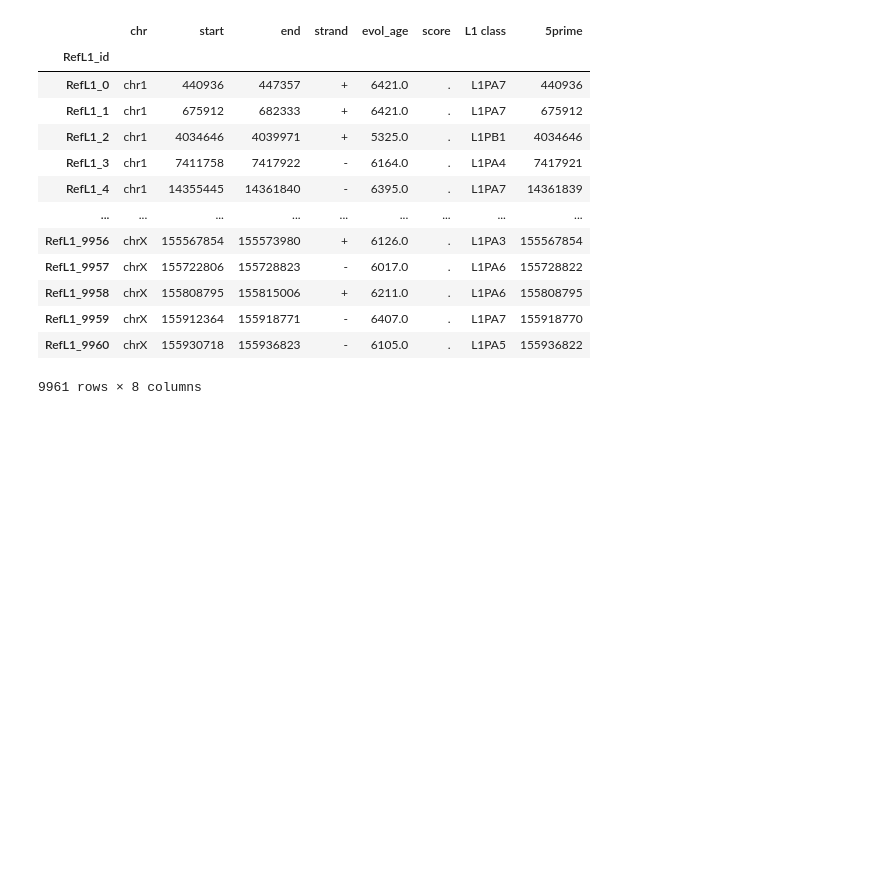
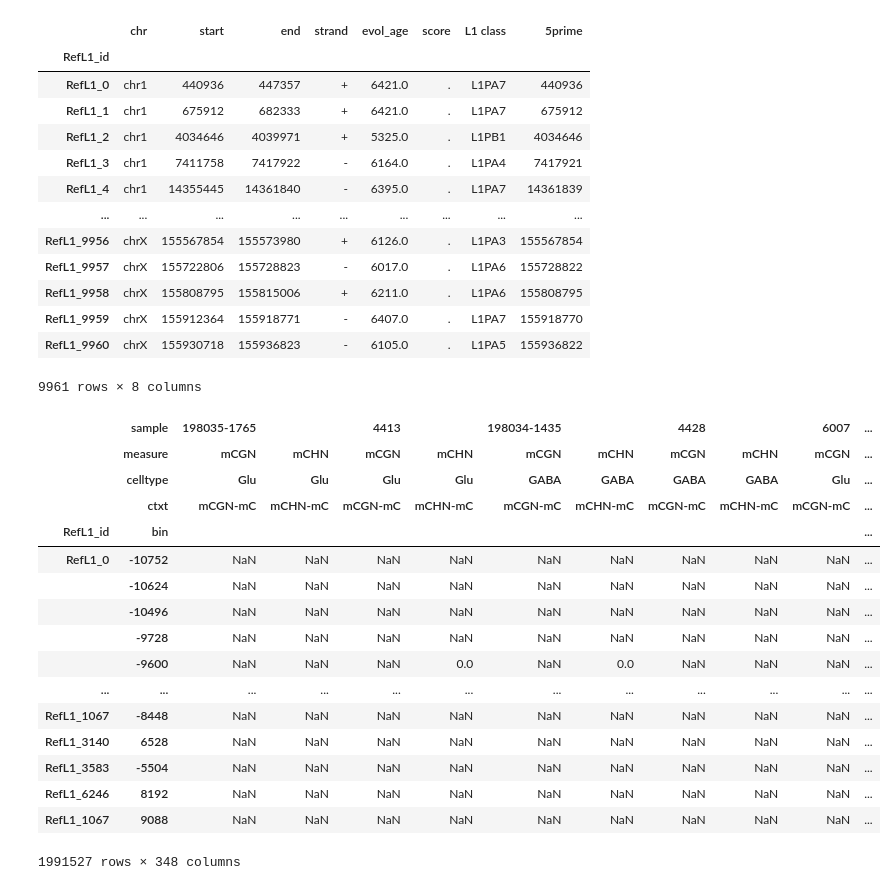
Before and after one commit to dmnburrows/te_methylation_ageing, a Jupyter notebook: meth_analysis.ipynb, the cells around one changed output. Cells and saved outputs as stored; diff of their text form; code cells hidden in the pictures; blank space fills up the shorter version.

```diff
--- a/meth_analysis.ipynb
+++ b/meth_analysis.ipynb
@@ -440,3 +440,23 @@ l1_bed
 | RefL1_9959 | chrX | 155912364 | 155918771 | - | 6407.0 | . | L1PA7 | 155918770 |
 | RefL1_9960 | chrX | 155930718 | 155936823 | - | 6105.0 | . | L1PA5 | 155936822 |
 9961 rows × 8 columns
+# %%
+df
+# %% [output]
+|  | sample | 198035-1765 |  | 4413 |  | 198034-1435 |  | 4428 |  | 6007 | ... |
+|  | measure | mCGN | mCHN | mCGN | mCHN | mCGN | mCHN | mCGN | mCHN | mCGN | ... |
+|  | celltype | Glu | Glu | Glu | Glu | GABA | GABA | GABA | GABA | Glu | ... |
+|  | ctxt | mCGN-mC | mCHN-mC | mCGN-mC | mCHN-mC | mCGN-mC | mCHN-mC | mCGN-mC | mCHN-mC | mCGN-mC | ... |
+| RefL1_id | bin |  |  |  |  |  |  |  |  |  | ... |
+| RefL1_0 | -10752 | NaN | NaN | NaN | NaN | NaN | NaN | NaN | NaN | NaN | ... |
+|  | -10624 | NaN | NaN | NaN | NaN | NaN | NaN | NaN | NaN | NaN | ... |
+|  | -10496 | NaN | NaN | NaN | NaN | NaN | NaN | NaN | NaN | NaN | ... |
+|  | -9728 | NaN | NaN | NaN | NaN | NaN | NaN | NaN | NaN | NaN | ... |
+|  | -9600 | NaN | NaN | NaN | 0.0 | NaN | 0.0 | NaN | NaN | NaN | ... |
+| ... | ... | ... | ... | ... | ... | ... | ... | ... | ... | ... | ... |
+| RefL1_1067 | -8448 | NaN | NaN | NaN | NaN | NaN | NaN | NaN | NaN | NaN | ... |
+| RefL1_3140 | 6528 | NaN | NaN | NaN | NaN | NaN | NaN | NaN | NaN | NaN | ... |
+| RefL1_3583 | -5504 | NaN | NaN | NaN | NaN | NaN | NaN | NaN | NaN | NaN | ... |
+| RefL1_6246 | 8192 | NaN | NaN | NaN | NaN | NaN | NaN | NaN | NaN | NaN | ... |
+| RefL1_1067 | 9088 | NaN | NaN | NaN | NaN | NaN | NaN | NaN | NaN | NaN | ... |
+1991527 rows × 348 columns
```
Also changed, not shown: parts of 18 cells of this notebook, 2 other files.
